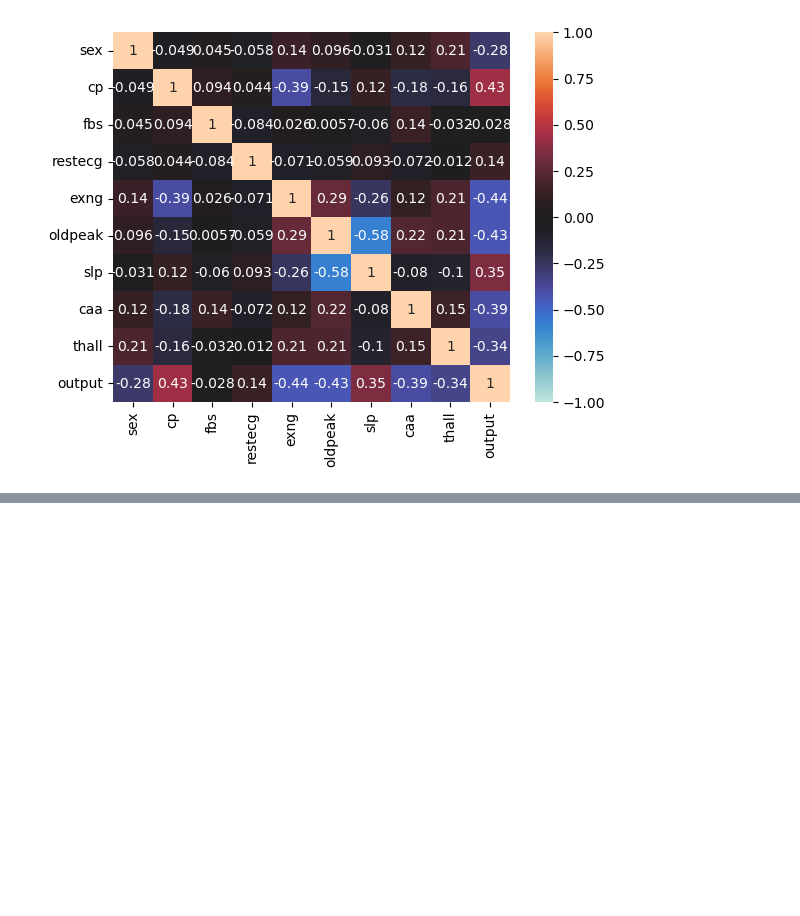
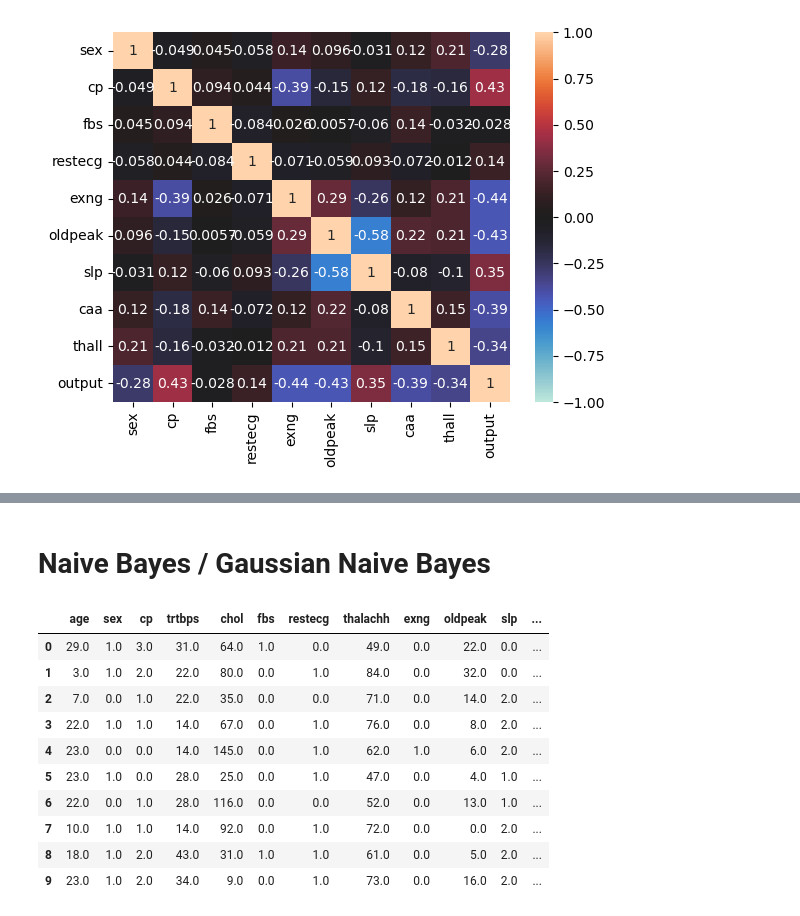
Before and after one commit to DenisPandarakalam/GROUP-30-PROJECT, a Jupyter notebook: python/model.ipynb, the cells around one changed output, grey strips where cells are left out. Saved outputs shown, nothing was run; the diff lists cells and outputs as text; code cells hidden in the pictures; blank space fills up the shorter version.

```diff
--- a/python/model.ipynb
+++ b/python/model.ipynb
@@ -183,3 +192,23 @@ First, split the data into 70:30 split.
 X = df.drop("output", axis=1)
 y = df["output"]
 X_train, X_test, y_train, y_test = train_test_split(X, y, test_size = 0.3, random_state=42)
+# %% [markdown]
+
+# Naive Bayes / Gaussian Naive Bayes
+# %%
+df_nb = df.copy()
+df_nb = pd.DataFrame(preprocessing.OrdinalEncoder().fit_transform(df_nb), columns=df_nb.columns)
+# OrdinalEncoder will skip numerical values. LabelEncoder also works as they share the same functionality.
+display(df_nb.head(10))
+# %% [output]
+|  | age | sex | cp | trtbps | chol | fbs | restecg | thalachh | exng | oldpeak | slp | ... |
+| 0 | 29.0 | 1.0 | 3.0 | 31.0 | 64.0 | 1.0 | 0.0 | 49.0 | 0.0 | 22.0 | 0.0 | ... |
+| 1 | 3.0 | 1.0 | 2.0 | 22.0 | 80.0 | 0.0 | 1.0 | 84.0 | 0.0 | 32.0 | 0.0 | ... |
+| 2 | 7.0 | 0.0 | 1.0 | 22.0 | 35.0 | 0.0 | 0.0 | 71.0 | 0.0 | 14.0 | 2.0 | ... |
+| 3 | 22.0 | 1.0 | 1.0 | 14.0 | 67.0 | 0.0 | 1.0 | 76.0 | 0.0 | 8.0 | 2.0 | ... |
+| 4 | 23.0 | 0.0 | 0.0 | 14.0 | 145.0 | 0.0 | 1.0 | 62.0 | 1.0 | 6.0 | 2.0 | ... |
+| 5 | 23.0 | 1.0 | 0.0 | 28.0 | 25.0 | 0.0 | 1.0 | 47.0 | 0.0 | 4.0 | 1.0 | ... |
+| 6 | 22.0 | 0.0 | 1.0 | 28.0 | 116.0 | 0.0 | 0.0 | 52.0 | 0.0 | 13.0 | 1.0 | ... |
+| 7 | 10.0 | 1.0 | 1.0 | 14.0 | 92.0 | 0.0 | 1.0 | 72.0 | 0.0 | 0.0 | 2.0 | ... |
+| 8 | 18.0 | 1.0 | 2.0 | 43.0 | 31.0 | 1.0 | 1.0 | 61.0 | 0.0 | 5.0 | 2.0 | ... |
+| 9 | 23.0 | 1.0 | 2.0 | 34.0 | 9.0 | 0.0 | 1.0 | 73.0 | 0.0 | 16.0 | 2.0 | ... |
```
Also changed, not shown: parts of 12 cells of this notebook.
